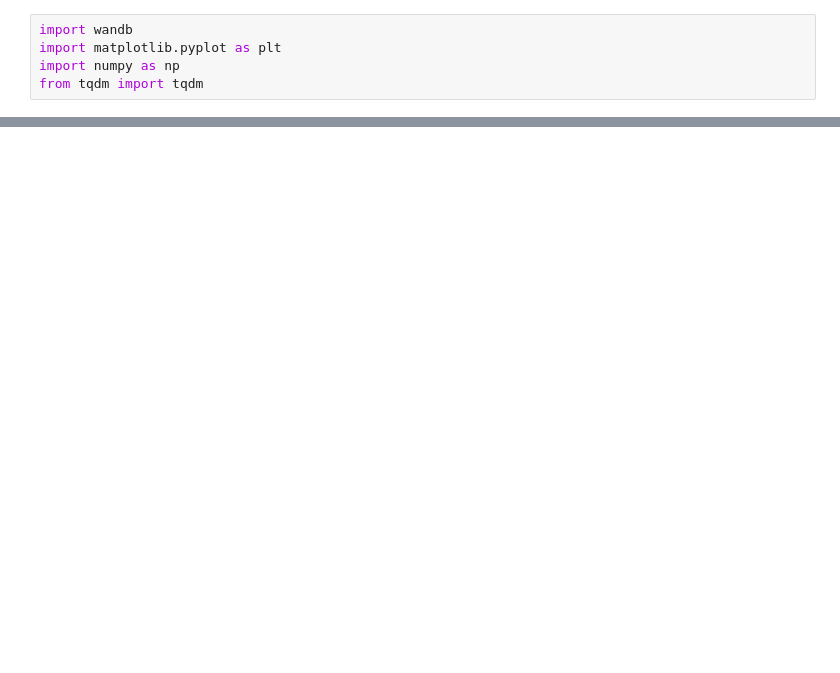
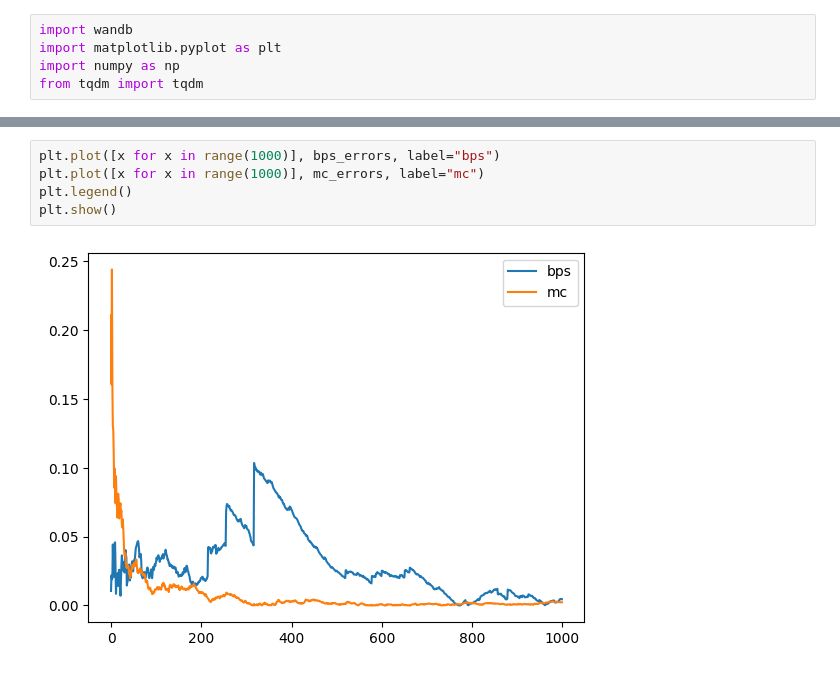
Before and after one commit to uflxiao/benchmark_experiments, a Jupyter notebook: gridworld/plot.ipynb, the cells around one changed output, grey strips where cells are left out. Saved outputs shown, nothing was run; the diff lists cells and outputs as text; blank space fills up the shorter version.

```diff
--- a/gridworld/plot.ipynb
+++ b/gridworld/plot.ipynb
@@ -36,0 +78,7 @@ plt.show()
+# %%
+plt.plot([x for x in range(1000)], bps_errors, label="bps")
+plt.plot([x for x in range(1000)], mc_errors, label="mc")
+plt.legend()
+plt.show()
+# %% [output]
+[figure, added]
```
Also changed, not shown: parts of 5 cells of this notebook, 25 other files.
